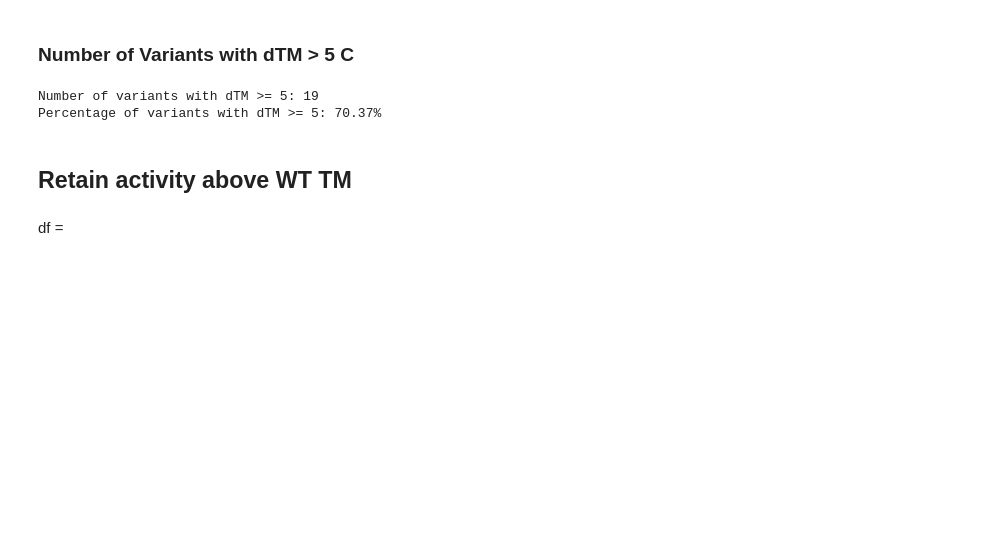
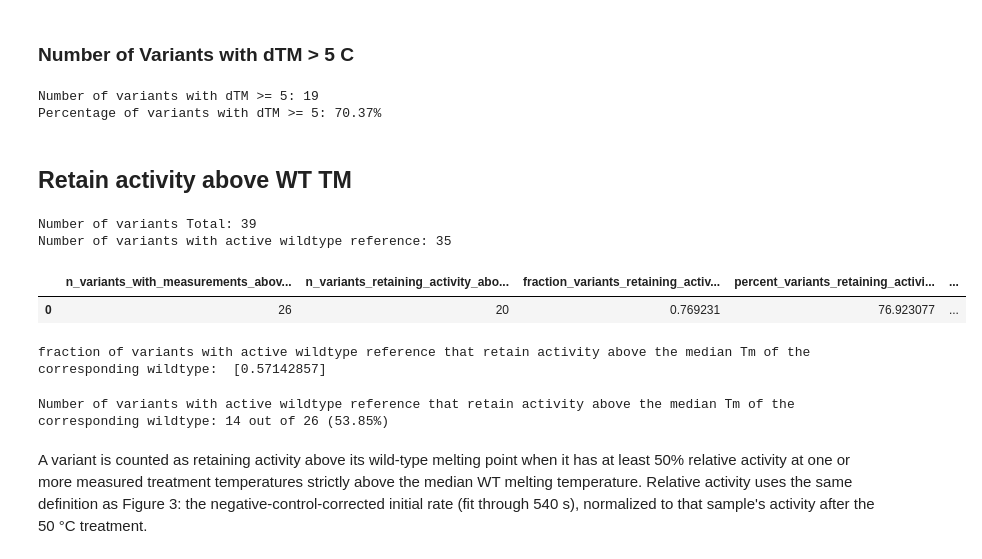
Before and after one commit to Umbriona/THOR_Analysis, a Jupyter notebook: Scripts/statements.ipynb, the cells around one changed output. Cells and saved outputs as stored; diff of their text form; code cells hidden in the pictures; blank space fills up the shorter version.

```diff
--- a/Scripts/statements.ipynb
+++ b/Scripts/statements.ipynb
@@ -27,5 +28,58 @@ Number of variants with dTM >= 5: 19
 Percentage of variants with dTM >= 5: 70.37%
 # %% [markdown]
 ## Retain activity above WT TM
+# %%
+from Bio import SeqIO
+
+df_round3_sequences = {"id":[], "seq":[], "wt_id":[]}
+for rec in SeqIO.parse("../Data/Figure3/round3_sequences_all.fasta", "fasta"):
+    df_round3_sequences["id"].append(rec.id)
+    df_round3_sequences["seq"].append(str(rec.seq))
+    df_round3_sequences["wt_id"].append(rec.id.split("_")[0])
+df_round3_sequences = pd.DataFrame(df_round3_sequences)
+# %%
+variant_count_df = df_round3_sequences.groupby("wt_id").agg({"id":"count"}).rename(columns={"id":"n_variants"}).reset_index()
+print(f"Number of variants Total: {variant_count_df['n_variants'].sum() - 5 }") # 5 is wildtypes
+print(f"Number of variants with active wildtype reference: {variant_count_df['n_variants'].sum() - 9 }") # 5 is wildtypes and 4 is variants from inactive wildtype
+# %% [output]
+Number of variants Total: 39
+Number of variants with active wildtype reference: 35
+# %%
+from Helpers.helper_figure3 import compile_activity_resistance
+from Helpers.helper_statements import summarize_activity_retention_above_wt_tm
+
+# Match the Figure 3 activity definition: corrected initial rate through 540 s,
+# expressed relative to each sample's activity after treatment at 50 °C.
+_, activity_summary, _ = compile_activity_resistance(
+    '../Data/Figure3',
+    fit_until_s=540,
+    reference_mode='temperature',
+    reference_temperature=50,
+)
+
+# Retention means >= 50% relative activity at any measured temperature
+# strictly above the median melting temperature of the corresponding WT.
+variant_activity_above_wt_tm, activity_retention_summary = (
+    summarize_activity_retention_above_wt_tm(
+        activity_summary,
+        tsa_summary,
+        retained_activity_threshold=50,
+    )
+)
+
+display(activity_retention_summary)
+total_variants_with_active_wt = variant_count_df['n_variants'].sum() - 9
+
+print("fraction of variants with active wildtype reference that retain activity above the median Tm of the corresponding wildtype: ", activity_retention_summary["n_variants_retaining_activity_above_wt_tm"].values / total_variants_with_active_wt)
+# %% [output]
+|  | n_variants_with_measurements_abov... | n_variants_retaining_activity_abo... | fraction_variants_retaining_activ... | percent_variants_retaining_activi... | ... |
+| 0 | 26 | 20 | 0.769231 | 76.923077 | ... |
+fraction of variants with active wildtype reference that retain activity above the median Tm of the corresponding wildtype:  [0.57142857]
+# %%
+n_variants = variant_activity_above_wt_tm.shape[0]
+n_variants_active_above_WT = variant_activity_above_wt_tm.loc[variant_activity_above_wt_tm["wildtype_id"] == "A0A372IUB3"]["retains_activity_above_wt_tm"].sum()
+print(f"Number of variants with active wildtype reference that retain activity above the median Tm of the corresponding wildtype: {n_variants_active_above_WT} out of {n_variants} ({n_variants_active_above_WT / n_variants * 100:.2f}%)")
+# %% [output]
+Number of variants with active wildtype reference that retain activity above the median Tm of the corresponding wildtype: 14 out of 26 (53.85%)
 # %% [markdown]
-df =
+A variant is counted as retaining activity above its wild-type melting point when it has at least 50% relative activity at one or more measured treatment temperatures strictly above the median WT melting temperature. Relative activity uses the same definition as Figure 3: the negative-control-corrected initial rate (fit through 540 s), normalized to that sample's activity after the 50 °C treatment.
```
Also changed, not shown: parts of 10 cells of this notebook, 5 other files.
